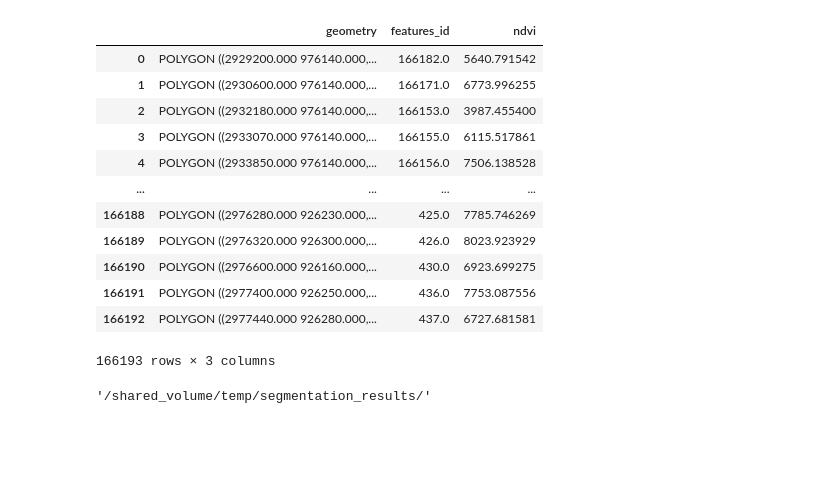
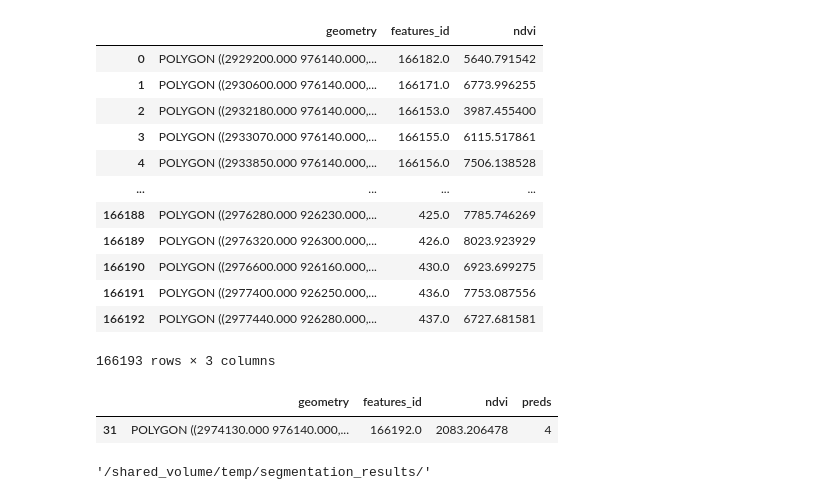
Before and after one commit to CONABIO/antares3-sandbox, a Jupyter notebook: notebooks/time_series_computation_xarray/time_series_computation_xarray_4_gridworkflow.ipynb, the cells around one changed output. Drawn from its saved outputs; the diff is of its cells as text; code cells hidden in the pictures; blank space fills up the shorter version.

```diff
--- a/notebooks/time_series_computation_xarray/time_series_computation_xarray_4_gridworkflow.ipynb
+++ b/notebooks/time_series_computation_xarray/time_series_computation_xarray_4_gridworkflow.ipynb
@@ -837,6 +836,11 @@ gdf_df_join
 | 166191 | POLYGON ((2977400.000 926250.000,... | 436.0 | 7753.087556 |
 | 166192 | POLYGON ((2977440.000 926280.000,... | 437.0 | 6727.681581 |
 166193 rows × 3 columns
+# %%
+gdf_df_join[gdf_df_join.features_id==166192]
+# %% [output]
+|  | geometry | features_id | ndvi | preds |
+| 31 | POLYGON ((2974130.000 976140.000,... | 166192.0 | 2083.206478 | 4 |
 # %%
 path
 # %% [output]
```
Also changed, not shown: parts of 16 cells of this notebook.
